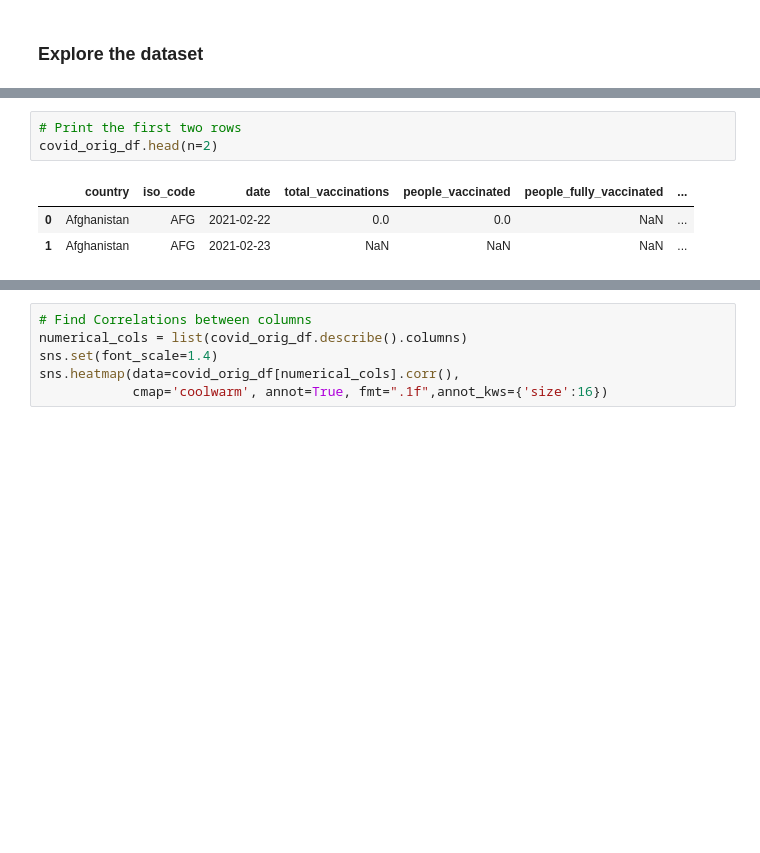
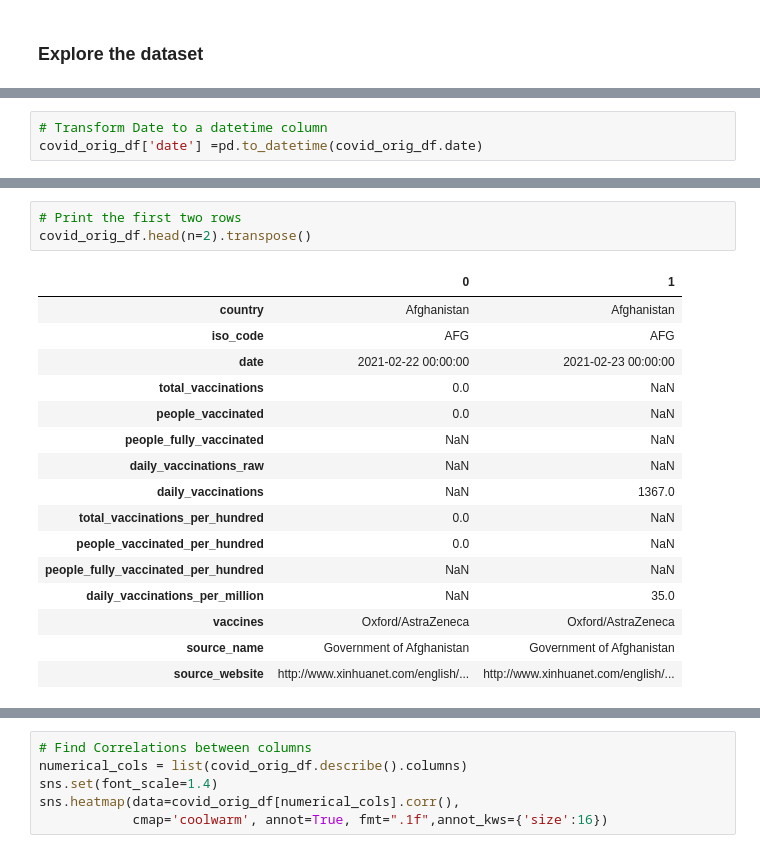
Before and after one commit to drkostas/covid19-vaccinations-predict, a Jupyter notebook: project.ipynb, the cells around one changed output, grey strips where cells are left out. Saved outputs shown, nothing was run; the diff lists cells and outputs as text; blank space fills up the shorter version.

```diff
--- a/project.ipynb
+++ b/project.ipynb
@@ -111,6 +111,9 @@ Data columns (total 15 columns):
  14  source_website                       9576 non-null   object
 dtypes: float64(9), object(6)
 memory usage: 1.1+ MB
+# %%
+# Transform Date to a datetime column
+covid_orig_df['date'] =pd.to_datetime(covid_orig_df.date)
 # %%
 # Print the statistics of the Dataset
 covid_orig_df.describe()
@@ -126,11 +129,24 @@ covid_orig_df.describe()
 | max | 1.616884e+08 | 1.042135e+08 | 5.985815e+07 | 7.185000e+06 | 5.190143e+06 | ... |
 # %%
 # Print the first two rows
-covid_orig_df.head(n=2)
+covid_orig_df.head(n=2).transpose()
 # %% [output]
-|  | country | iso_code | date | total_vaccinations | people_vaccinated | people_fully_vaccinated | ... |
-| 0 | Afghanistan | AFG | 2021-02-22 | 0.0 | 0.0 | NaN | ... |
-| 1 | Afghanistan | AFG | 2021-02-23 | NaN | NaN | NaN | ... |
+|  | 0 | 1 |
+| country | Afghanistan | Afghanistan |
+| iso_code | AFG | AFG |
+| date | 2021-02-22 00:00:00 | 2021-02-23 00:00:00 |
+| total_vaccinations | 0.0 | NaN |
+| people_vaccinated | 0.0 | NaN |
+| people_fully_vaccinated | NaN | NaN |
+| daily_vaccinations_raw | NaN | NaN |
+| daily_vaccinations | NaN | 1367.0 |
+| total_vaccinations_per_hundred | 0.0 | NaN |
+| people_vaccinated_per_hundred | 0.0 | NaN |
+| people_fully_vaccinated_per_hundred | NaN | NaN |
+| daily_vaccinations_per_million | NaN | 35.0 |
+| vaccines | Oxford/AstraZeneca | Oxford/AstraZeneca |
+| source_name | Government of Afghanistan | Government of Afghanistan |
+| source_website | http://www.xinhuanet.com/english/... | http://www.xinhuanet.com/english/... |
 # %%
 # Print top 10 Value counts for two important categorical columns
 def viz_iso_and_vaccine_val_counts(covid_orig_df, top=10):
```
Also changed, not shown: parts of 16 cells of this notebook.
